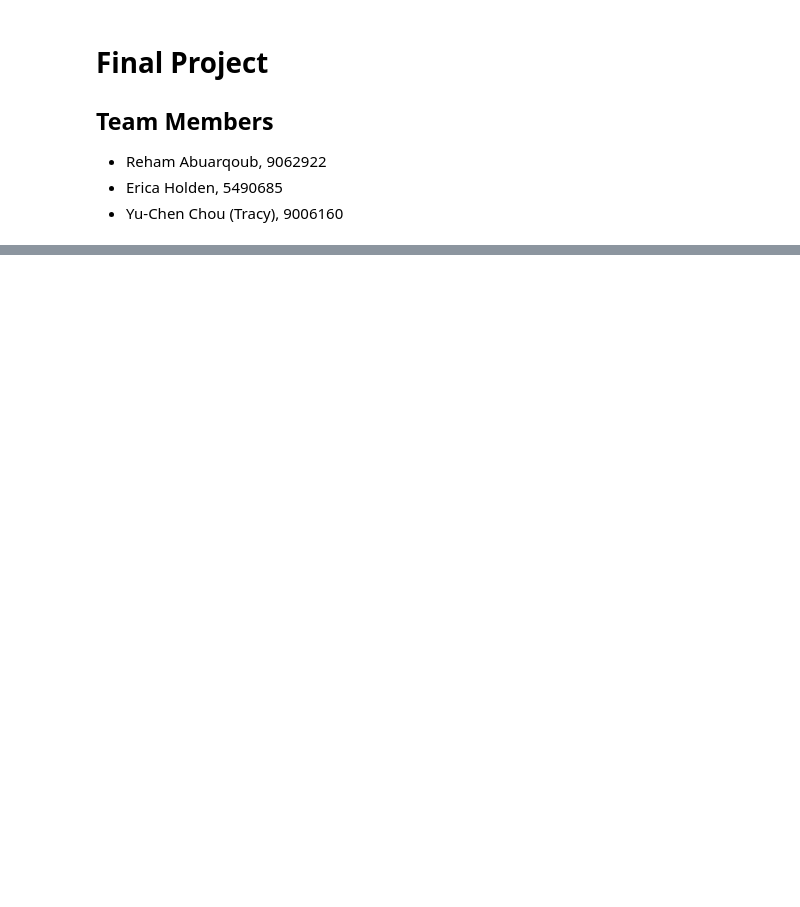
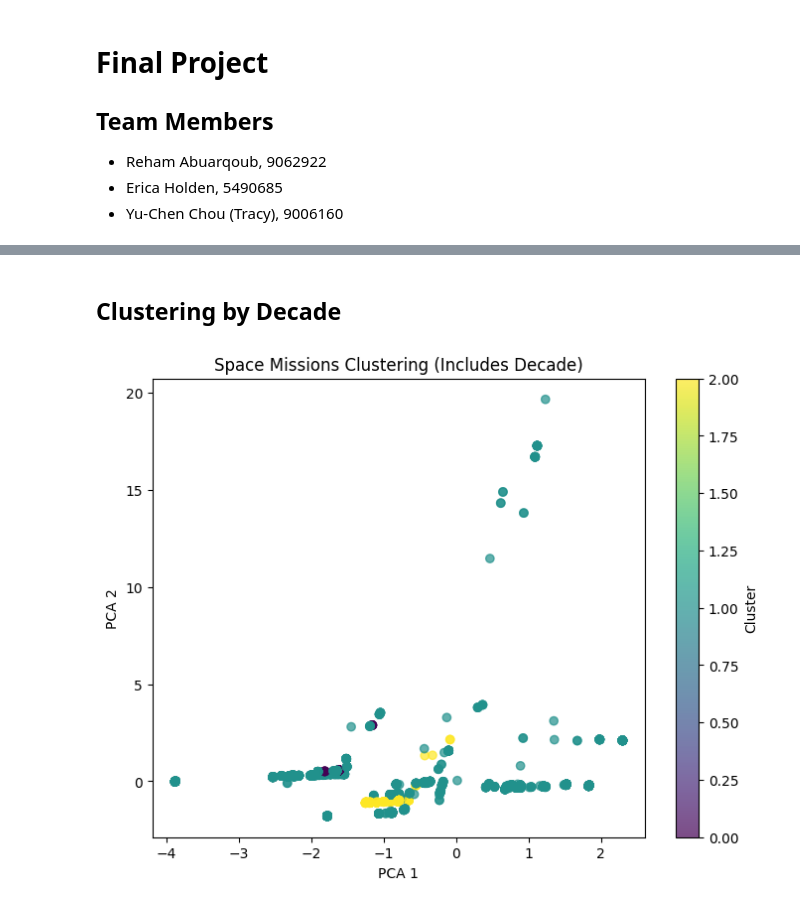
Before and after one commit to ericadev/PROJ8431_FinalProject, a Jupyter notebook: FinalProject.ipynb, the cells around one changed output, grey strips where cells are left out. Drawn from its saved outputs; the diff is of its cells as text; code cells hidden in the pictures; blank space fills up the shorter version.

Commit message:
Worked out clustering launches by decade

```diff
--- a/FinalProject.ipynb
+++ b/FinalProject.ipynb
@@ -22,6 +24,12 @@ ModuleNotFoundError: No module named 'pandas'
 # Load dataset
 df = pd.read_csv('./data/Space_Corrected.csv')
 
+# Drop unnecessary columns
+df = df.drop(columns=['Unnamed: 0', 'Unnamed: 0.1'])
+
+# Correcting spacing issue with column name
+df["Rocket"] = df[" Rocket"]
+
 # Display first 5 rows
 print("First 5 rows of the dataset:")
 print(df.head())
@@ -28,22 +54,41 @@ print(df.head())
+# %% [markdown]
+## Clustering by Decade
 # %%
-# Cluster launches by country
-country_counts = df['Country'].value_counts()
-print("\nNumber of launches by country:")
-print(country_counts)
+# Extract the decade from the date year
+df['Year'] = pd.to_datetime(df['Datum'], errors='coerce').dt.year
+df['Decade'] = (df['Year'] // 10) * 10
 
-# Prepare data for logistic regression
-X = df[['Age', 'Experience']]
-y = df['Space_Traveller']  # Assuming 'Space_Traveller' is the target variable
-X_train, X_test, y_train, y_test = train_test_split(X, y, test_size=0.2, random_state=42)
+df['Country'] = df['Location'].str.split(',').str[-1].str.strip()
+df['Rocket_Family'] = df['Rocket'].str.extract(r'([A-Za-z]+(?:\s\d+)?)')
+df['Rocket_Use_Count'] = df.groupby('Rocket')['Rocket'].transform('count')
 
-# Train logistic regression model
-model = LogisticRegression()
-model.fit(X_train, y_train)
+# Select features for clustering
+features = df[['Decade', 'Country', 'Rocket_Family', 'Company Name', 'Rocket_Use_Count']]
+features = features.fillna(0)
 
-accuracy = model.score(X_test, y_test)
-print(f"\nModel accuracy: {accuracy:.2f}")
+# One-hot encode categorical features
+features_encoded = pd.get_dummies(features)
 
-# Predict on test set
-predictions = model.predict(X_test)
-print("\nFirst 5 predictions:")
-print(predictions[:5])
+# Normalize
+from sklearn.preprocessing import StandardScaler
+scaler = StandardScaler()
+X_scaled = scaler.fit_transform(features_encoded)
+
+# Cluster
+from sklearn.cluster import KMeans
+kmeans = KMeans(n_clusters=3, random_state=42)
+df['Cluster'] = kmeans.fit_predict(X_scaled)
+
+# Visualize clusters by decade
+pca = PCA(n_components=2)
+reduced = pca.fit_transform(X_scaled)
+
+plt.figure(figsize=(8, 6))
+scatter = plt.scatter(reduced[:, 0], reduced[:, 1], c=df['Cluster'], cmap='viridis', alpha=0.7)
+plt.title('Space Missions Clustering (Includes Decade)')
+plt.xlabel('PCA 1')
+plt.ylabel('PCA 2')
+plt.colorbar(scatter, label='Cluster')
+plt.show()
+# %% [output]
+[figure, added]
```
Also changed, not shown: parts of 5 cells of this notebook, 1 other file.
